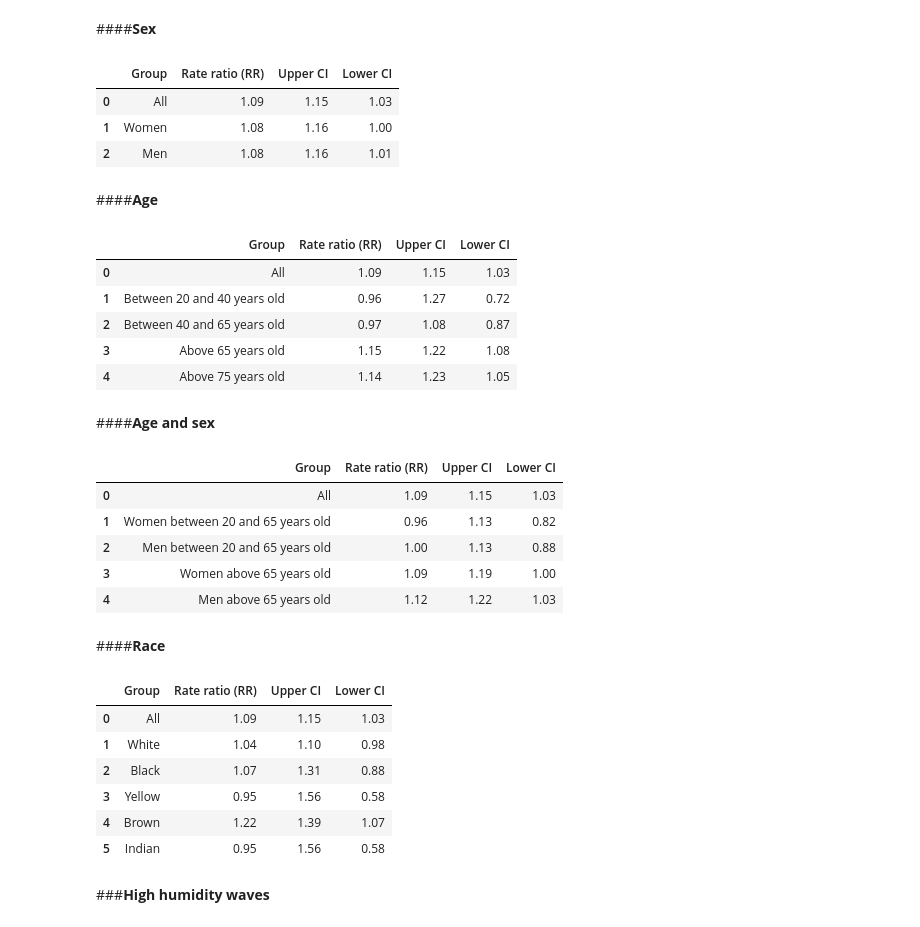
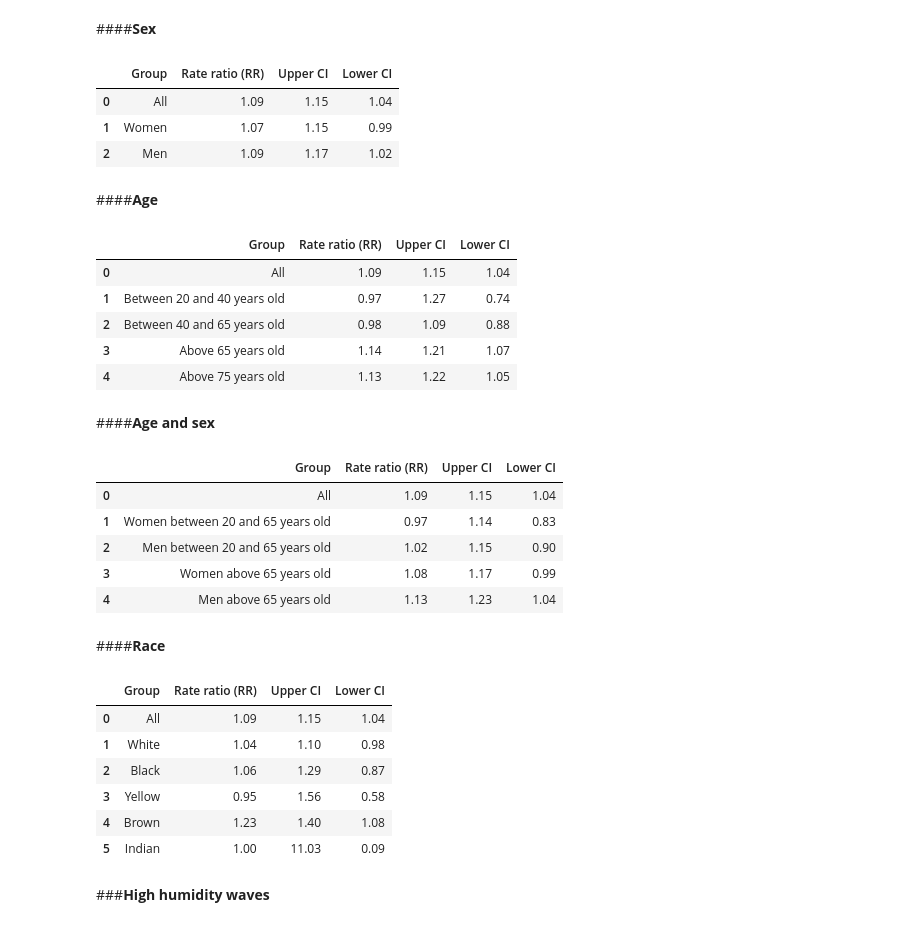
Before and after one commit to climate-and-health-datasci-Unicamp/project-climatic-variations-cardiovascular-diseases, a Jupyter notebook: notebooks/TR_2021_05_Rate_ratio_for_cardiovascular_deaths_and_extreme_events.ipynb, the cells around one changed output. Cells and saved outputs as stored; diff of their text form; code cells hidden in the pictures.

```diff
--- a/notebooks/TR_2021_05_Rate_ratio_for_cardiovascular_deaths_and_extreme_events.ipynb
+++ b/notebooks/TR_2021_05_Rate_ratio_for_cardiovascular_deaths_and_extreme_events.ipynb
@@ -95,13 +80,15 @@ df_pressure = df_pressure[df_pressure['DATE']>'2001-01-01']
+# %%
+#-------------------------------------------------------------------#
+#                  Extreme climatic variations                      #
+#-------------------------------------------------------------------#
+df_vir =  pd.read_csv('/content/drive/Shared drives/Clima&Saúde/Pesquisadores/DeLázari_Júlia/data/Climáticos_Viracopos/EV_VCP.csv')
+df_vir = df_vir.drop(columns = {'Unnamed: 0'})
 # %%
 #-------------------------------------------------------------------#
 #              Merge health and climate dataframes                  #
 #-------------------------------------------------------------------#
 
-df_temp = pd.merge(df_temp,df_obitos, on='DATE', how='outer')
-
-df_humidity = pd.merge(df_humidity,df_obitos, on='DATE', how='outer')
-
-df_pressure = pd.merge(df_pressure,df_obitos, on='DATE', how='outer')
+df = pd.merge(df_vir,df_obitos, on='DATE', how='outer')
 # %% [markdown]
 ## **Functions**
 
@@ -154,7 +141,7 @@ def stratify_race(database):
   black = database[database['RACACOR']==2.0]
   yellow =  database[database['RACACOR']==3.0]
   brown =  database[database['RACACOR']==4.0]
-  indian = database[database['RACACOR']==3.0]
+  indian = database[database['RACACOR']==5.0]
 
   dataframes = [database, white, black, yellow, brown, indian]
   df_names = ["All", "White","Black","Yellow","Brown","Indian"]
@@ -449,46 +436,46 @@ rate_ratio(df_pressure, 'race','above_pct_dif')
 # %% [markdown]
 ####**Sex**
 # %%
-rate_ratio(df_humidity, 'sex','LHW')
+rate_ratio(df, 'sex','LHW')
 # %% [output]
 |  | Group | Rate ratio (RR) | Upper CI | Lower CI |
-| 0 | All | 1.09 | 1.15 | 1.03 |
-| 1 | Women | 1.08 | 1.16 | 1.00 |
-| 2 | Men | 1.08 | 1.16 | 1.01 |
+| 0 | All | 1.09 | 1.15 | 1.04 |
+| 1 | Women | 1.07 | 1.15 | 0.99 |
+| 2 | Men | 1.09 | 1.17 | 1.02 |
 # %% [markdown]
 ####**Age**
 # %%
-rate_ratio(df_humidity, 'age','LHW')
+rate_ratio(df, 'age','LHW')
 # %% [output]
 |  | Group | Rate ratio (RR) | Upper CI | Lower CI |
-| 0 | All | 1.09 | 1.15 | 1.03 |
-| 1 | Between 20 and 40 years old | 0.96 | 1.27 | 0.72 |
-| 2 | Between 40 and 65 years old | 0.97 | 1.08 | 0.87 |
-| 3 | Above 65 years old | 1.15 | 1.22 | 1.08 |
-| 4 | Above 75 years old | 1.14 | 1.23 | 1.05 |
+| 0 | All | 1.09 | 1.15 | 1.04 |
+| 1 | Between 20 and 40 years old | 0.97 | 1.27 | 0.74 |
+| 2 | Between 40 and 65 years old | 0.98 | 1.09 | 0.88 |
+| 3 | Above 65 years old | 1.14 | 1.21 | 1.07 |
+| 4 | Above 75 years old | 1.13 | 1.22 | 1.05 |
 # %% [markdown]
 ####**Age and sex**
 # %%
-rate_ratio(df_humidity, 'age and sex','LHW')
+rate_ratio(df, 'age and sex','LHW')
 # %% [output]
 |  | Group | Rate ratio (RR) | Upper CI | Lower CI |
-| 0 | All | 1.09 | 1.15 | 1.03 |
-| 1 | Women between 20 and 65 years old | 0.96 | 1.13 | 0.82 |
-| 2 | Men between 20 and 65 years old | 1.00 | 1.13 | 0.88 |
-| 3 | Women above 65 years old | 1.09 | 1.19 | 1.00 |
-| 4 | Men above 65 years old | 1.12 | 1.22 | 1.03 |
+| 0 | All | 1.09 | 1.15 | 1.04 |
+| 1 | Women between 20 and 65 years old | 0.97 | 1.14 | 0.83 |
+| 2 | Men between 20 and 65 years old | 1.02 | 1.15 | 0.90 |
+| 3 | Women above 65 years old | 1.08 | 1.17 | 0.99 |
+| 4 | Men above 65 years old | 1.13 | 1.23 | 1.04 |
 # %% [markdown]
 ####**Race**
 # %%
-rate_ratio(df_humidity, 'race','LHW')
+rate_ratio(df, 'race','LHW')
 # %% [output]
 |  | Group | Rate ratio (RR) | Upper CI | Lower CI |
-| 0 | All | 1.09 | 1.15 | 1.03 |
+| 0 | All | 1.09 | 1.15 | 1.04 |
 | 1 | White | 1.04 | 1.10 | 0.98 |
-| 2 | Black | 1.07 | 1.31 | 0.88 |
+| 2 | Black | 1.06 | 1.29 | 0.87 |
 | 3 | Yellow | 0.95 | 1.56 | 0.58 |
-| 4 | Brown | 1.22 | 1.39 | 1.07 |
-| 5 | Indian | 0.95 | 1.56 | 0.58 |
+| 4 | Brown | 1.23 | 1.40 | 1.08 |
+| 5 | Indian | 1.00 | 11.03 | 0.09 |
 # %% [markdown]
 ###**High humidity waves**
 # %% [markdown]
```
Also changed, not shown: parts of 36 cells of this notebook.
